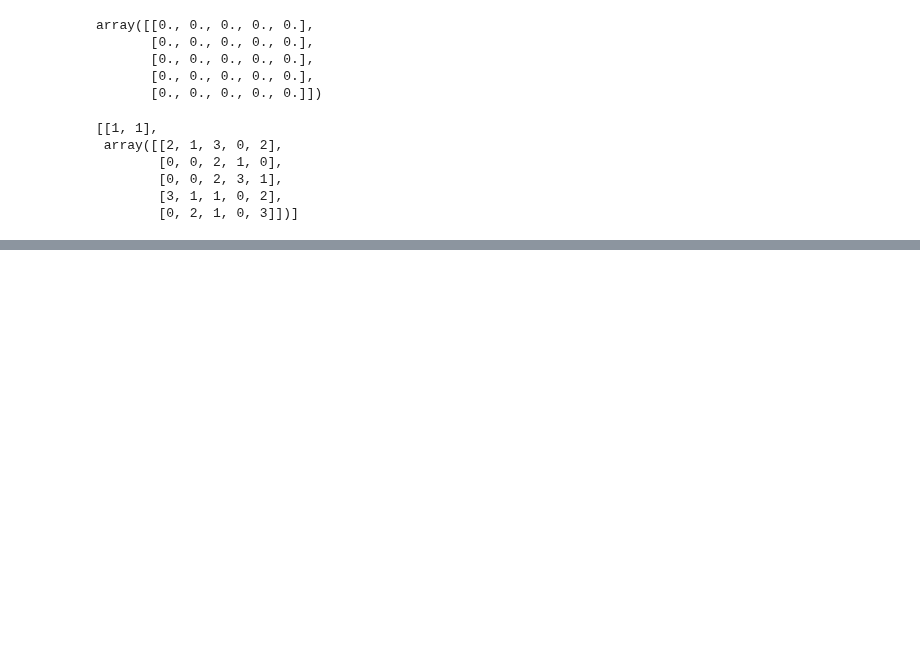
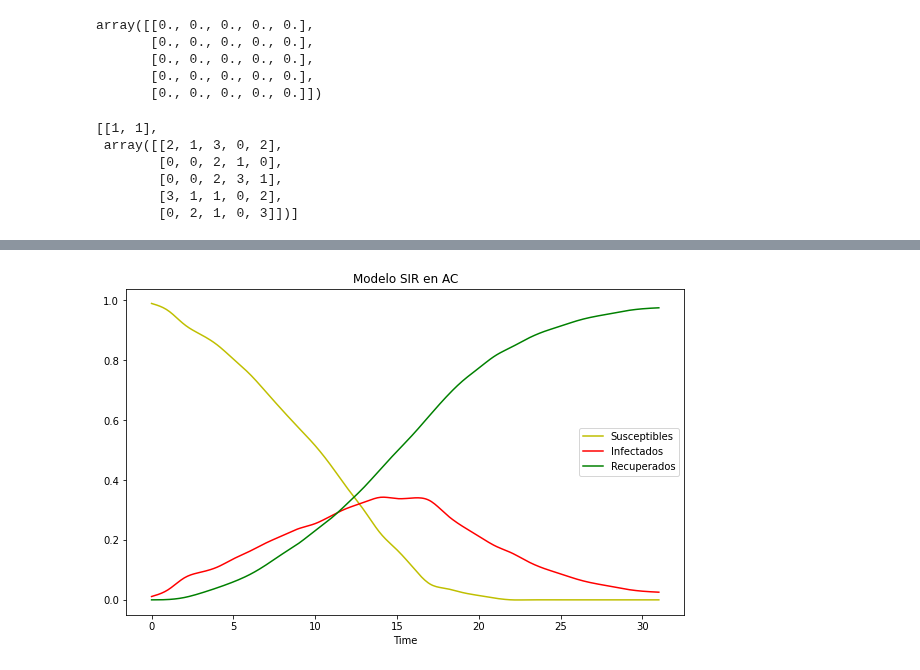
Before and after one commit to Grupo-de-simulacion-con-automatas/CAsimulations-Modelacion-de-dinamicas-topologicas-en-la-propagacion-de-una-enfermedad-usando-CA, a Jupyter notebook: Codigo/2. Interacciones e impactos sociales.ipynb, the cells around one changed output, grey strips where cells are left out. Cells and saved outputs as stored; diff of their text form; code cells hidden in the pictures; blank space fills up the shorter version.

```diff
--- a/Codigo/2. Interacciones e impactos sociales.ipynb
+++ b/Codigo/2. Interacciones e impactos sociales.ipynb
@@ -53,0 +109,5 @@ impactGrades_SFV1 = [0.5,0.25,0.1,0]  # Para los grados [0,1,2,3]
+# %%
+figsize(8,4)
+esc2.plotCurvesModel("Modelo SIR en AC")
+# %% [output]
+[figure, added]
```
Also changed, not shown: parts of 6 cells of this notebook, 52 other files.
